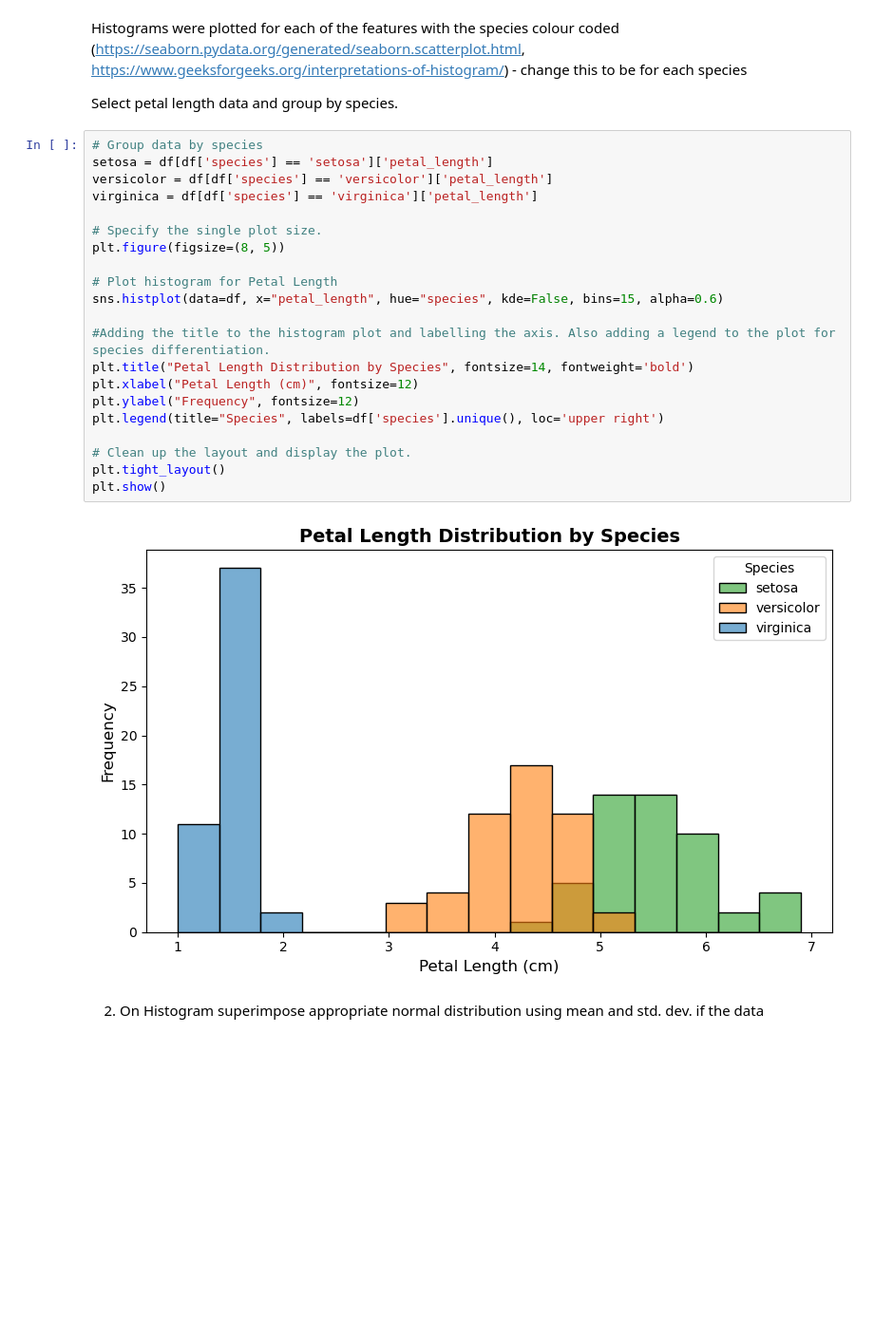
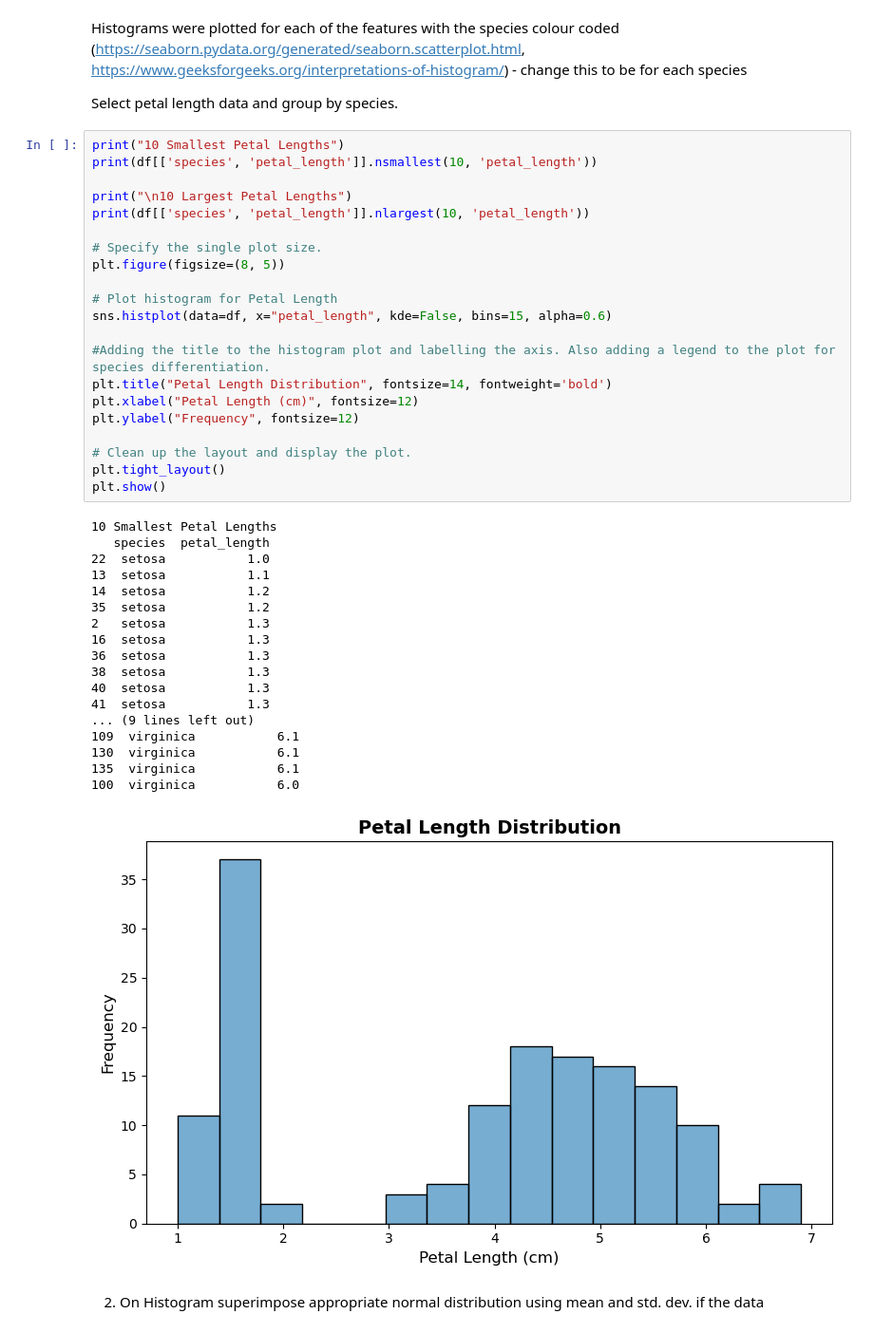
Before and after one commit to KaiiMenai/applied-statistics, a Jupyter notebook: problems.ipynb, the cells around one changed output. Shown at 95% size. Cells and saved outputs as stored; diff of their text form; blank space fills up the shorter version.

Commit message:
removed species seperation and added in 10 smallest and 10 largest lengths print out to check for outliers

```diff
--- a/problems.ipynb
+++ b/problems.ipynb
@@ -165,27 +165,44 @@ Histograms were plotted for each of the features with the species colour coded (
 
 Select petal length data and group by species.
 # %%
-# Group data by species
-setosa = df[df['species'] == 'setosa']['petal_length']
-versicolor = df[df['species'] == 'versicolor']['petal_length']
-virginica = df[df['species'] == 'virginica']['petal_length']
+print("10 Smallest Petal Lengths")
+print(df[['species', 'petal_length']].nsmallest(10, 'petal_length'))
+
+print("\n10 Largest Petal Lengths")
+print(df[['species', 'petal_length']].nlargest(10, 'petal_length'))
 
 # Specify the single plot size.
 plt.figure(figsize=(8, 5))
 
 # Plot histogram for Petal Length
-sns.histplot(data=df, x="petal_length", hue="species", kde=False, bins=15, alpha=0.6)
+sns.histplot(data=df, x="petal_length", kde=False, bins=15, alpha=0.6)
 
 #Adding the title to the histogram plot and labelling the axis. Also adding a legend to the plot for species differentiation.
-plt.title("Petal Length Distribution by Species", fontsize=14, fontweight='bold')
+plt.title("Petal Length Distribution", fontsize=14, fontweight='bold')
 plt.xlabel("Petal Length (cm)", fontsize=12)
 plt.ylabel("Frequency", fontsize=12)
-plt.legend(title="Species", labels=df['species'].unique(), loc='upper right')
 
 # Clean up the layout and display the plot.
 plt.tight_layout()
 plt.show()
 # %% [output]
+10 Smallest Petal Lengths
+   species  petal_length
+22  setosa           1.0
+13  setosa           1.1
+14  setosa           1.2
+35  setosa           1.2
+2   setosa           1.3
+16  setosa           1.3
+36  setosa           1.3
+38  setosa           1.3
+40  setosa           1.3
+41  setosa           1.3
+... (9 lines left out)
+109  virginica           6.1
+130  virginica           6.1
+135  virginica           6.1
+100  virginica           6.0
-[figure, old version]
+[figure, new version]
 # %% [markdown]
 2. On Histogram superimpose appropriate normal distribution using mean and std. dev. if the data
```
Also changed, not shown: parts of 2 cells of this notebook.
